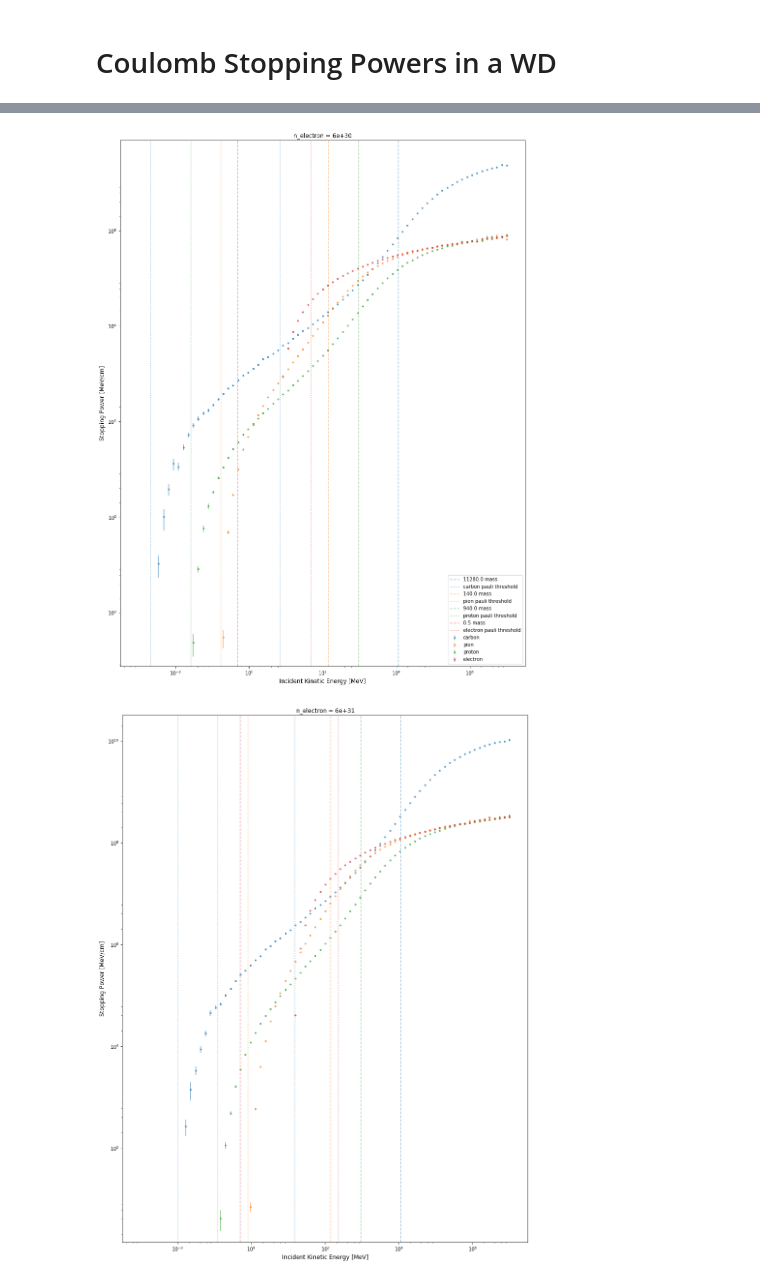
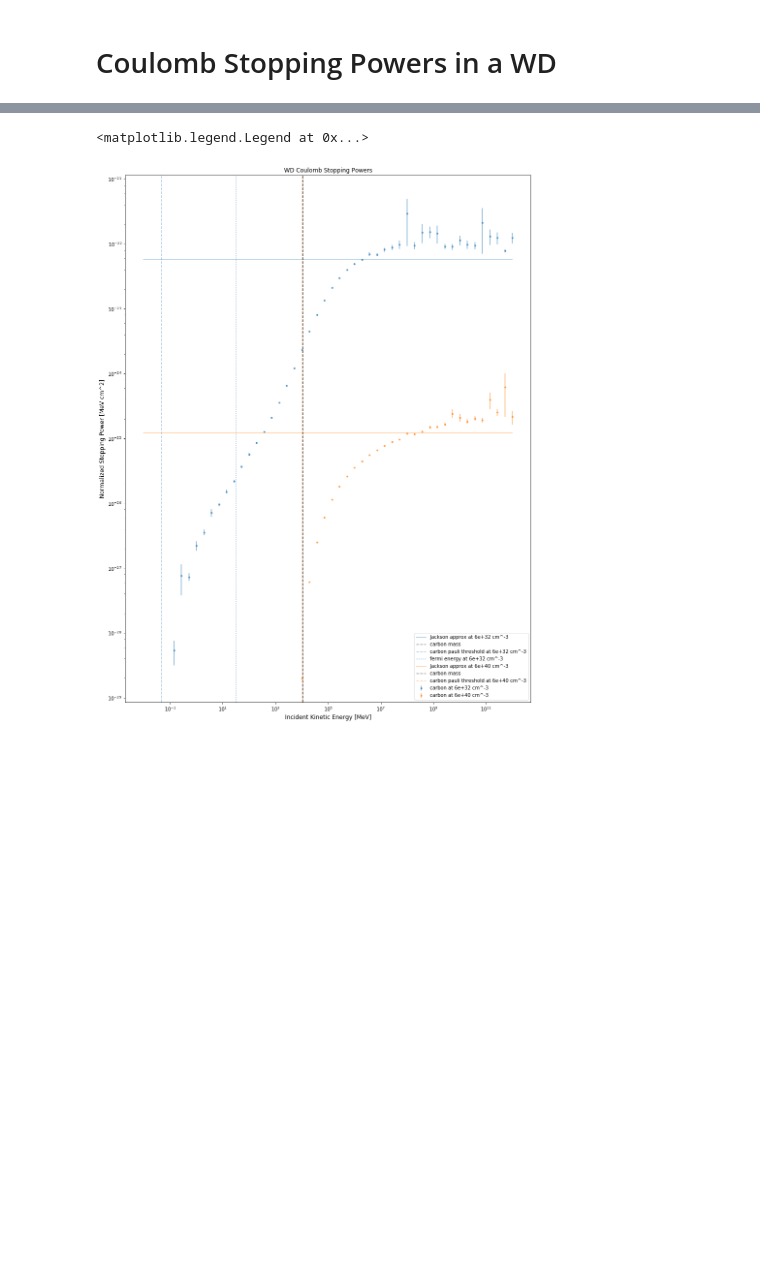
Before and after one commit to vijayoct27/Qballs, a Jupyter notebook: calc/coulomb-stopping-powers.ipynb, the cells around one changed output, grey strips where cells are left out. Drawn from its saved outputs; the diff is of its cells as text; code cells hidden in the pictures; blank space fills up the shorter version.

```diff
--- a/calc/coulomb-stopping-powers.ipynb
+++ b/calc/coulomb-stopping-powers.ipynb
@@ -18,43 +18,53 @@ def momentum_threshold(p_target, M_incident):
 # %%
 Z_carbon = 6.0
 A_carbon = 12.0
-n_elec = Z_carbon*(10.0**np.array([30.0, 31.0, 32.0])) # cm^{-3}
+# n_elec = Z_carbon*(10.0**np.array([30.0, 31.0, 32.0])) # cm^{-3}
+n_elec = Z_carbon*np.array([10**32.0, 10**40]) # cm^{-3}
 m_proton = 940.0 # MeV
 m_electron = 0.5 # Mev
 m_pion = 140.0 # MeV
 # %%
-incidents = ["carbon", "pion", "proton", "electron"]
-masses = {"carbon":A_carbon*m_proton, "pion":m_pion, "proton":m_proton, "electron":m_electron}
-charges = {"carbon":Z_carbon, "pion":1.0, "proton":1.0, "electron":1.0}
-samples = 10**6
+# incidents = ["carbon", "pion", "proton", "electron"]
+# masses = {"carbon":A_carbon*m_proton, "pion":m_pion, "proton":m_proton, "electron":m_electron}
+# charges = {"carbon":Z_carbon, "pion":1.0, "proton":1.0, "electron":1.0}
+# samples = 10**3
+
+incidents = ["carbon"]
+masses = {"carbon":A_carbon*m_proton}
+charges = {"carbon":Z_carbon}
+samples = 10**5
 # %%
-ke = np.logspace(-3, 7, 75)  # 100 samples log-spaced between 10^-4 and 10^9
+ke = np.logspace(-2, 12, 50)  # 100 samples log-spaced between 10^-4 and 10^9
+fig, ax = plt.subplots()
 for n_index, n0 in enumerate(n_elec):
-    print "density: {} cm^(-3)".format(n0)
     wd = sp.FermiSea_StoppingPower(m=m_electron, n0=n0,
                                    masstolength=sp.MeV_to_InvCM)
-    fig, ax = plt.subplots()
+    print "density: {} cm^(-3)".format(n0)
+    print "p_fermi: {:.2f} MeV".format(wd.pfermi)
+
     for incident in incidents:
         dedx_func = wd.get_ion_coulomb_stopping_power(masses[incident], charges[incident])
+        dedx_jackson_func = wd.high_density_fast_ion(masses[incident], charges[incident])
         print "    calculating {} stopping power...".format(incident)
         t0 = time.time()
         dedx, dedx_error = dedx_func(ke, important=True, samples=samples)
         elapsed = (time.time() - t0)/60.0
         print "    .... finished in {:.3f} minutes".format(elapsed)
-        dedx_plot = ax.errorbar(ke, dedx, yerr=dedx_error, alpha=0.6, marker='.',
-                                linestyle='', label=incident)
+        dedx_plot = ax.errorbar(ke, dedx/n0, yerr=dedx_error/n0, alpha=0.6, marker='.',
+                                linestyle='', label="{} at {} cm^-3".format(incident, n0))
         current_color = dedx_plot[0].get_color()
-        ax.axvline(masses[incident], linestyle='--', color=current_color,
-                   alpha=0.4, label="{} mass".format(masses[incident]))
-        ax.axvline(momentum_threshold(wd.pfermi, masses[incident]), linestyle=':', alpha=0.4,
-                   color=current_color, label="{} pauli threshold".format(incident))
-    if n_index == 0:
-        ax.set_title("WD Coulomb Stopping Powers; n_electron = {}".format(n0), fontsize=12)
-        ax.legend(loc="best")
-    ax.axvline(wd.Efermi, linestyle=':', alpha=0.4, color='k', label="fermi energy")
-    ax.set_title("n_electron = {}".format(n0), fontsize=12)
-    ax.set_xlabel("Incident Kinetic Energy [MeV]", fontsize=12)
-    ax.set_ylabel("Stopping Power [MeV/cm]", fontsize=12)
-    ax.set_xscale("log")
-    ax.set_yscale("log")
+        ax.plot(ke, dedx_jackson_func(ke)/n0, alpha=0.4, marker='', color=current_color,
+                linestyle='-', label="Jackson approx at {} cm^-3".format(n0))
+        ax.axvline(masses[incident], linestyle='--', color='k',
+                   alpha=0.4, label="{} mass".format(incident))
+        ax.axvline(momentum_threshold(wd.pfermi, masses[incident]), linestyle='--', alpha=0.4,
+                   color=current_color, label="{} pauli threshold at {} cm^-3".format(incident, n0))
+    if n_index == (len(incidents)-1):
+        ax.axvline(wd.Efermi, linestyle=':', alpha=0.4, color=current_color, label="fermi energy at {} cm^-3".format(n0))
+        ax.set_title("WD Coulomb Stopping Powers", fontsize=12)
+        ax.set_xlabel("Incident Kinetic Energy [MeV]", fontsize=12)
+        ax.set_ylabel("Normalized Stopping Power [MeV cm^2]", fontsize=12)
+        ax.set_xscale("log")
+        ax.set_yscale("log")
+ax.legend(loc="best")
 # %% [output]
@@ -78,2 +79,2 @@ density: 6e+31 cm^(-3)
+<matplotlib.legend.Legend at 0x...>
-[figure, old version]
+[figure, new version]
-[figure, removed]
```
Also changed, not shown: parts of 1 cell of this notebook, 4 other files.
